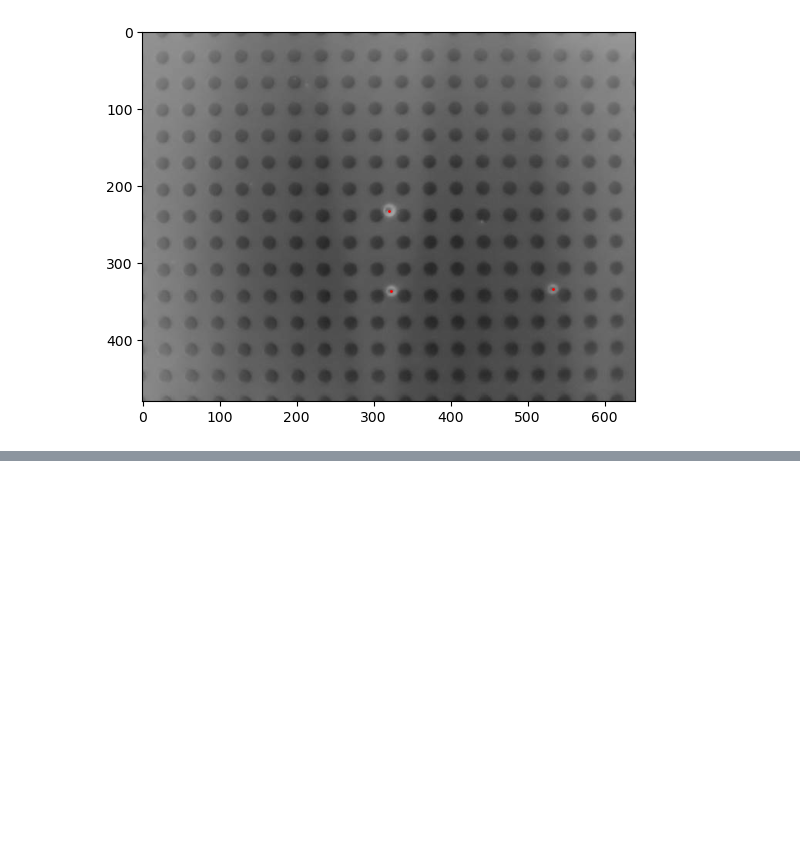
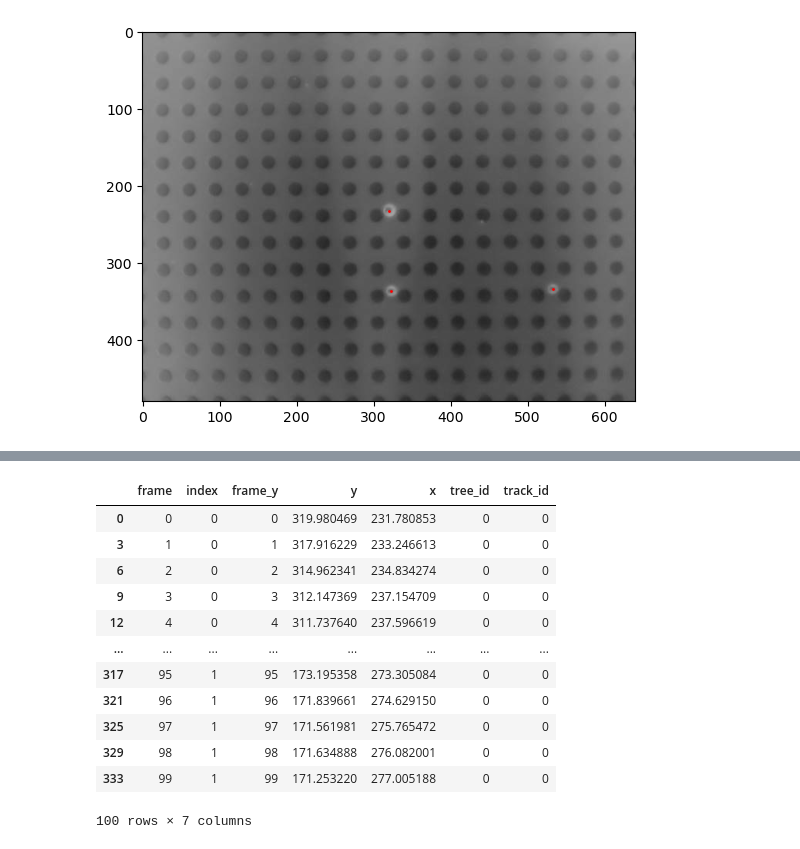
Before and after one commit to bucket420/ParticleTracking, a Jupyter notebook: detect.ipynb, the cells around one changed output, grey strips where cells are left out. Saved outputs shown, nothing was run; the diff lists cells and outputs as text; code cells hidden in the pictures; blank space fills up the shorter version.

```diff
--- a/detect.ipynb
+++ b/detect.ipynb
@@ -65,0 +120,16 @@ ani.save('detected.gif', writer='pillow')
+# %%
+tracks[0]
+# %% [output]
+|  | frame | index | frame_y | y | x | tree_id | track_id |
+| 0 | 0 | 0 | 0 | 319.980469 | 231.780853 | 0 | 0 |
+| 3 | 1 | 0 | 1 | 317.916229 | 233.246613 | 0 | 0 |
+| 6 | 2 | 0 | 2 | 314.962341 | 234.834274 | 0 | 0 |
+| 9 | 3 | 0 | 3 | 312.147369 | 237.154709 | 0 | 0 |
+| 12 | 4 | 0 | 4 | 311.737640 | 237.596619 | 0 | 0 |
+| ... | ... | ... | ... | ... | ... | ... | ... |
+| 317 | 95 | 1 | 95 | 173.195358 | 273.305084 | 0 | 0 |
+| 321 | 96 | 1 | 96 | 171.839661 | 274.629150 | 0 | 0 |
+| 325 | 97 | 1 | 97 | 171.561981 | 275.765472 | 0 | 0 |
+| 329 | 98 | 1 | 98 | 171.634888 | 276.082001 | 0 | 0 |
+| 333 | 99 | 1 | 99 | 171.253220 | 277.005188 | 0 | 0 |
+100 rows × 7 columns
```
Also changed, not shown: parts of 8 cells of this notebook, 1 other file.
